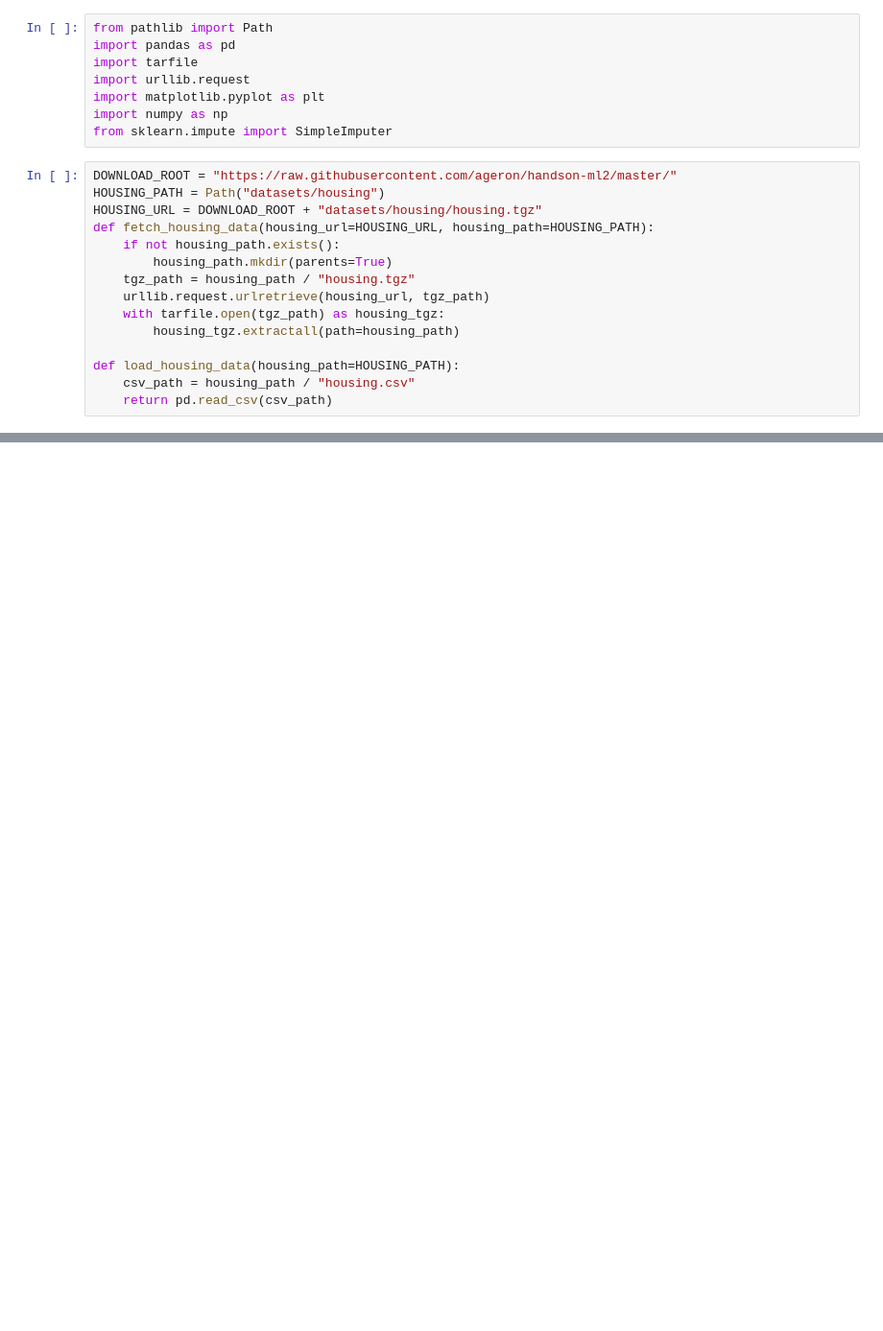
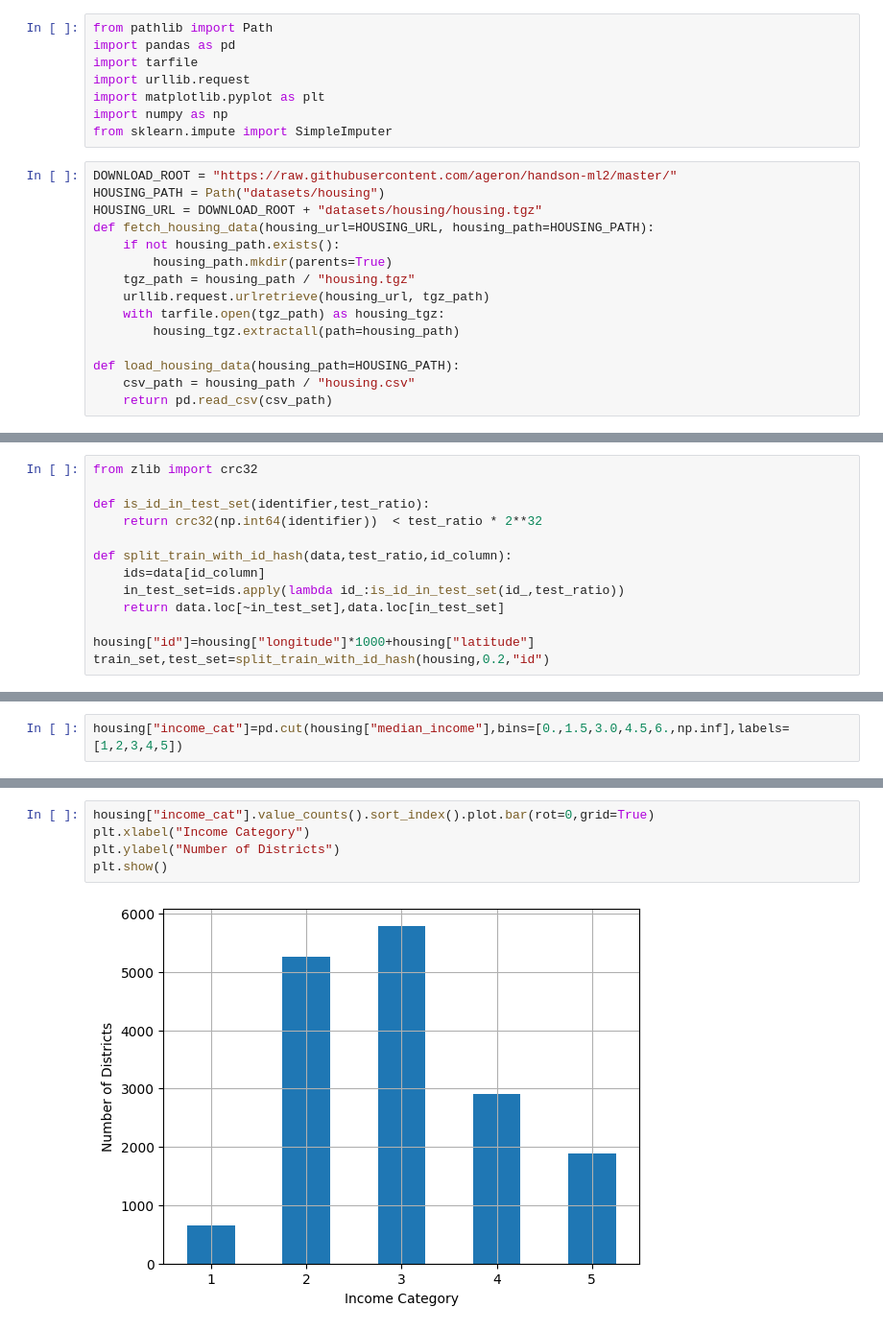
Before and after one commit to rajeevrj256/machine_learning, a Jupyter notebook: main.ipynb, the cells around one changed output, grey strips where cells are left out. Shown at 96% size. Saved outputs shown, nothing was run; the diff lists cells and outputs as text; blank space fills up the shorter version.

```diff
--- a/main.ipynb
+++ b/main.ipynb
@@ -26,0 +29,13 @@ housing = load_housing_data()
+# %%
+from zlib import crc32
+
+def is_id_in_test_set(identifier,test_ratio):
+    return crc32(np.int64(identifier))  < test_ratio * 2**32
+
+def split_train_with_id_hash(data,test_ratio,id_column):
+    ids=data[id_column]
+    in_test_set=ids.apply(lambda id_:is_id_in_test_set(id_,test_ratio))
+    return data.loc[~in_test_set],data.loc[in_test_set]
+
+housing["id"]=housing["longitude"]*1000+housing["latitude"]
+train_set,test_set=split_train_with_id_hash(housing,0.2,"id")
@@ -26,0 +46,2 @@ housing = load_housing_data()
+# %%
+housing["income_cat"]=pd.cut(housing["median_income"],bins=[0.,1.5,3.0,4.5,6.,np.inf],labels=[1,2,3,4,5])
@@ -26,0 +64,7 @@ housing = load_housing_data()
+# %%
+housing["income_cat"].value_counts().sort_index().plot.bar(rot=0,grid=True)
+plt.xlabel("Income Category")
+plt.ylabel("Number of Districts")
+plt.show()
+# %% [output]
+[figure, added]
```
Also changed, not shown: parts of 23 cells of this notebook.
